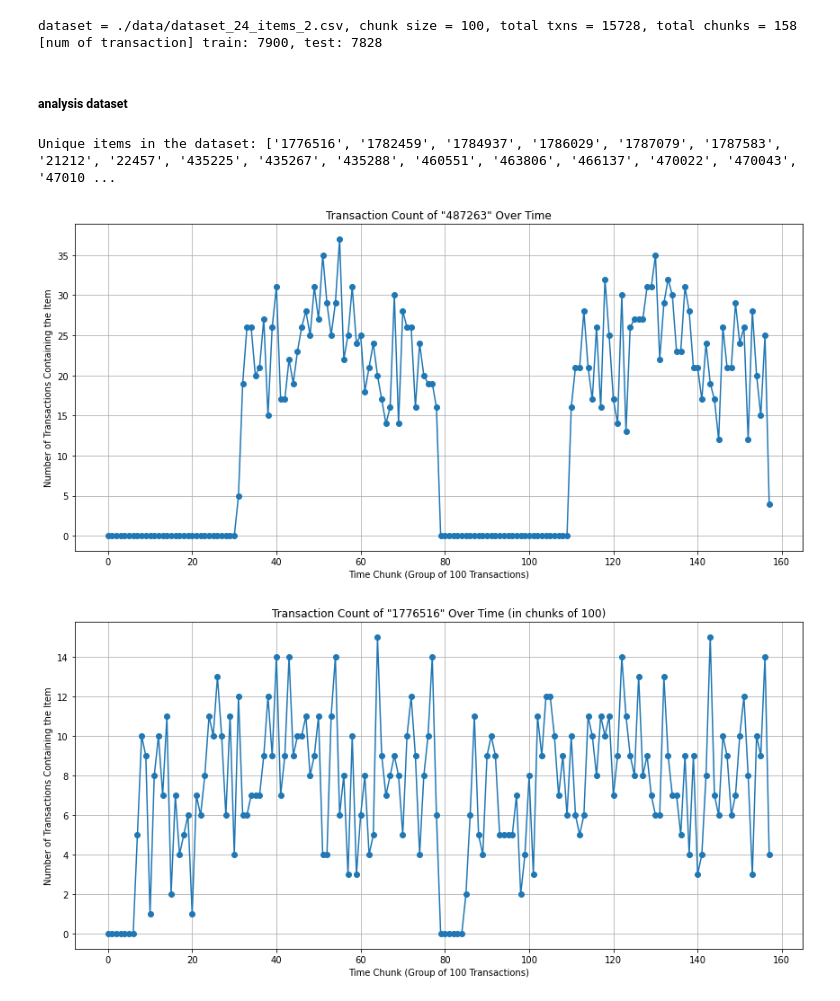
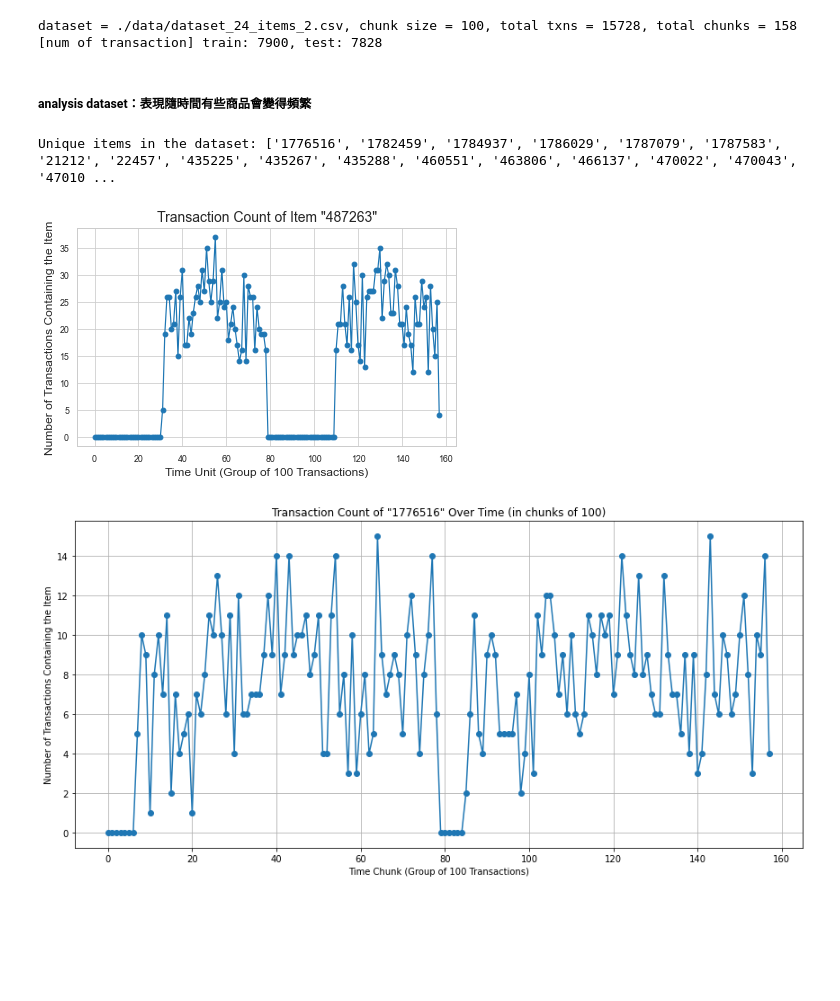
Before and after one commit to zoezou9/fp_mining, a Jupyter notebook: fp_mining_stream.ipynb, the cells around one changed output. Cells and saved outputs as stored; diff of their text form; code cells hidden in the pictures; blank space fills up the shorter version.

```diff
--- a/fp_mining_stream.ipynb
+++ b/fp_mining_stream.ipynb
@@ -1610,5 +1627,5 @@ class FPNode:
 # %% [markdown]
-##### analysis dataset
+##### analysis dataset：表現隨時間有些商品會變得頻繁
 # %%
 import pandas as pd
 import matplotlib.pyplot as plt
@@ -1629,28 +1645,28 @@ Unique items in the dataset: ['1776516', '1782459', '1784937', '1786029', '17870
 # %%
 # --- 參數設定 ---
 # 您可以更改這兩個參數來觀察不同的商品或不同的時間粒度
 ITEM_TO_TRACK = '487263'  # '463806'
-CHUNK_SIZE = 100         # 每100筆交易為一個時間組
+CHUNK_SIZE = 100         # 每100筆交易為一個時間點
 
 item_counts_over_time = []
 for i in range(0, len(all_txns), CHUNK_SIZE):
     chunk = all_txns[i:i + CHUNK_SIZE]
     # 計算在當前這個 chunk 中，有多少筆交易包含了目標商品
     count = sum(1 for txn in chunk if ITEM_TO_TRACK in txn)
     item_counts_over_time.append(count)
 
 # --- 繪製折線圖 ---
-plt.figure(figsize=(12, 6))
+# plt.figure(figsize=(12, 6))
 plt.plot(item_counts_over_time, marker='o', linestyle='-')
 
-plt.title(f'Transaction Count of Item "{ITEM_TO_TRACK}"')
-plt.xlabel(f'Time Chunk (Group of {CHUNK_SIZE} Transactions)')
-plt.ylabel(f'Number of Transactions Containing the Item')
+plt.title(f'Transaction Count of Item "{ITEM_TO_TRACK}"', fontsize=14)
+plt.xlabel(f'Time Unit (Group of {CHUNK_SIZE} Transactions)', fontsize=12)
+plt.ylabel(f'Number of Transactions Containing the Item', fontsize=12)
 plt.grid(True)
 plt.tight_layout()
 plt.show()
 # %% [output]
-[figure, old version]
+[figure, new version]
 # %%
 
 for item in unique_items:
```
Also changed, not shown: parts of 14 cells of this notebook, 7 other files.
